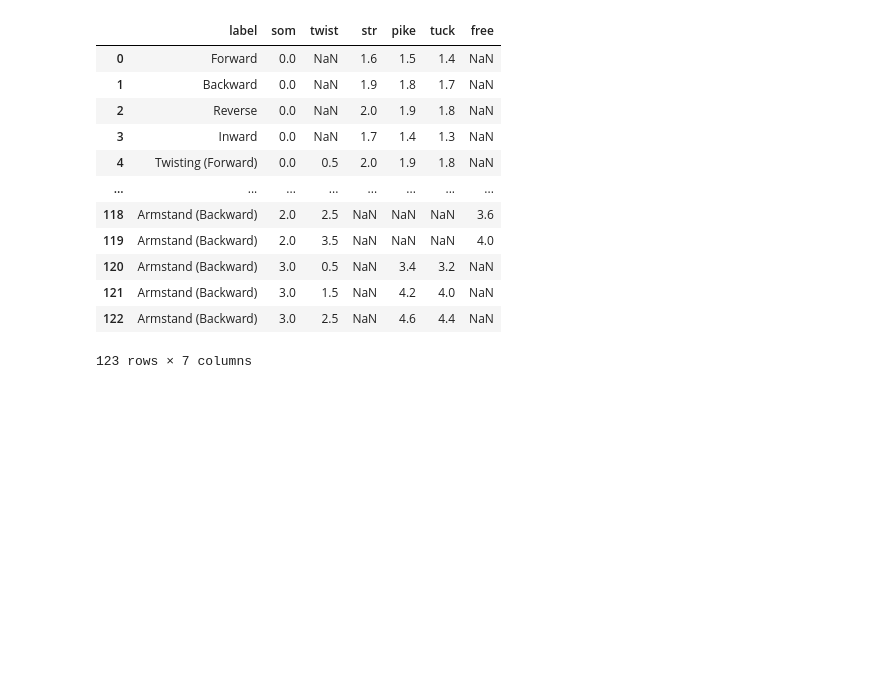
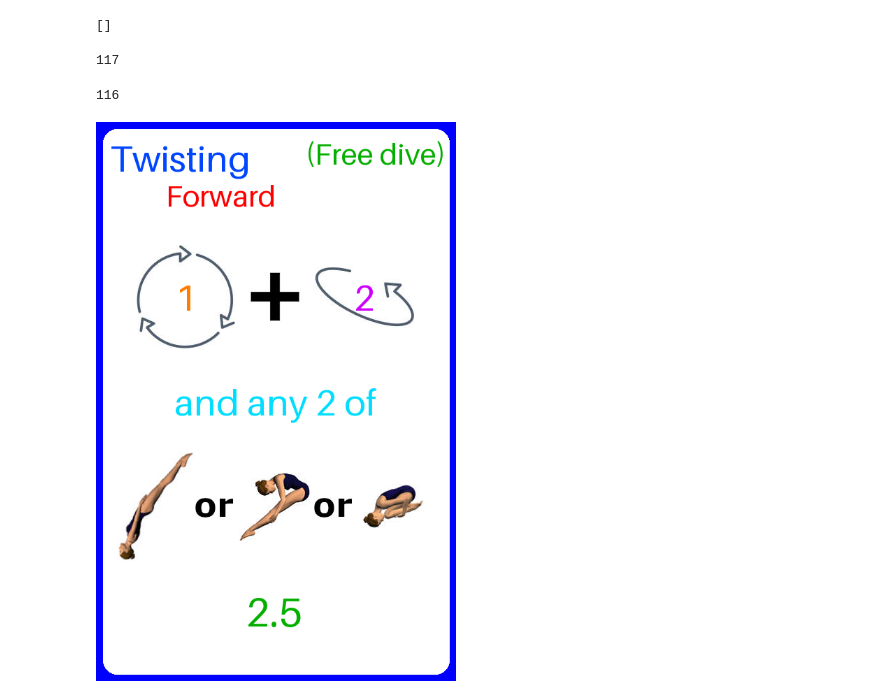
Before and after one commit to jsofra/fancy, a Jupyter notebook: fancy.ipynb, the cells around one changed output. Drawn from its saved outputs; the diff is of its cells as text; code cells hidden in the pictures; blank space fills up the shorter version.

Commit message:
Add card border

```diff
--- a/fancy.ipynb
+++ b/fancy.ipynb
@@ -50,26 +57,25 @@ all_dives
+# %%
+all_dives.get("grop", pd.Series()).to_list()
+# %% [output]
+[]
+# %%
+len(all_dives) - 6
+# %% [output]
+117
+# %%
+29 * 4
+# %% [output]
+116
 # %%
 all_dives.to_csv("data/all_dive_cards.csv", index=False)
-# %%
-all_dives
-# %% [output]
-|  | label | som | twist | str | pike | tuck | free |
-| 0 | Forward | 0.0 | NaN | 1.6 | 1.5 | 1.4 | NaN |
-| 1 | Backward | 0.0 | NaN | 1.9 | 1.8 | 1.7 | NaN |
-| 2 | Reverse | 0.0 | NaN | 2.0 | 1.9 | 1.8 | NaN |
-| 3 | Inward | 0.0 | NaN | 1.7 | 1.4 | 1.3 | NaN |
-| 4 | Twisting (Forward) | 0.0 | 0.5 | 2.0 | 1.9 | 1.8 | NaN |
-| ... | ... | ... | ... | ... | ... | ... | ... |
-| 118 | Armstand (Backward) | 2.0 | 2.5 | NaN | NaN | NaN | 3.6 |
-| 119 | Armstand (Backward) | 2.0 | 3.5 | NaN | NaN | NaN | 4.0 |
-| 120 | Armstand (Backward) | 3.0 | 0.5 | NaN | 3.4 | 3.2 | NaN |
-| 121 | Armstand (Backward) | 3.0 | 1.5 | NaN | 4.2 | 4.0 | NaN |
-| 122 | Armstand (Backward) | 3.0 | 2.5 | NaN | 4.6 | 4.4 | NaN |
-123 rows × 7 columns
 # %%
 import fancy_cards.dive_cards as dc
 # %%
 base_dir = "/Users/jamessofra/Workspaces/fancy/fancy-cards/fancy_cards/images/"
 output_dir = "/Users/jamessofra/Workspaces/fancy/fancy-cards/images/dive_cards/"
 
 dive_cards = dc.generate_dive_cards(base_dir, all_dives)
-dc.write_images(output_dir, dive_cards, all_dives)
+
+dive_cards[42][1]
+# %% [output]
+[figure, added]
```
Also changed, not shown: parts of 6 cells of this notebook, 1 other file.
